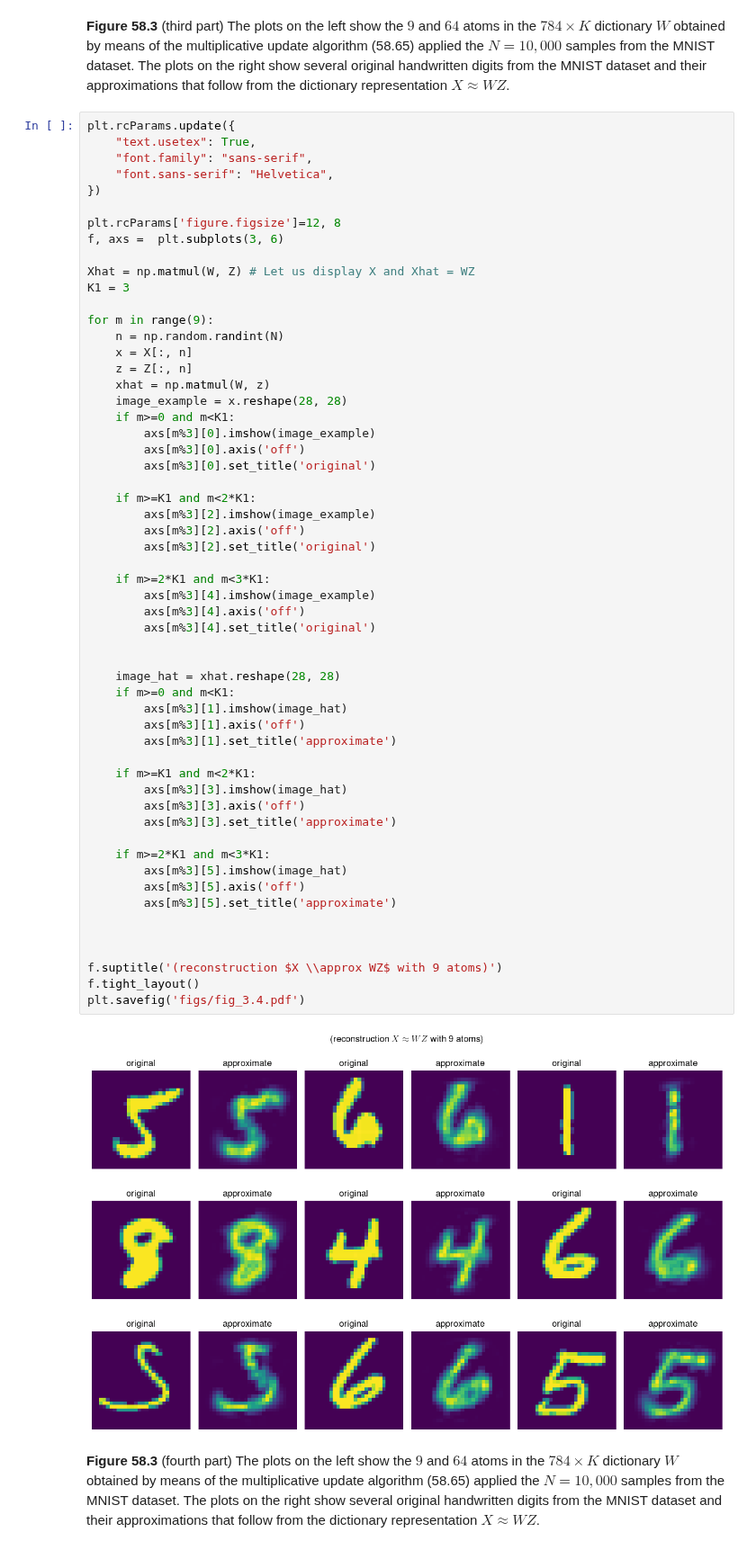
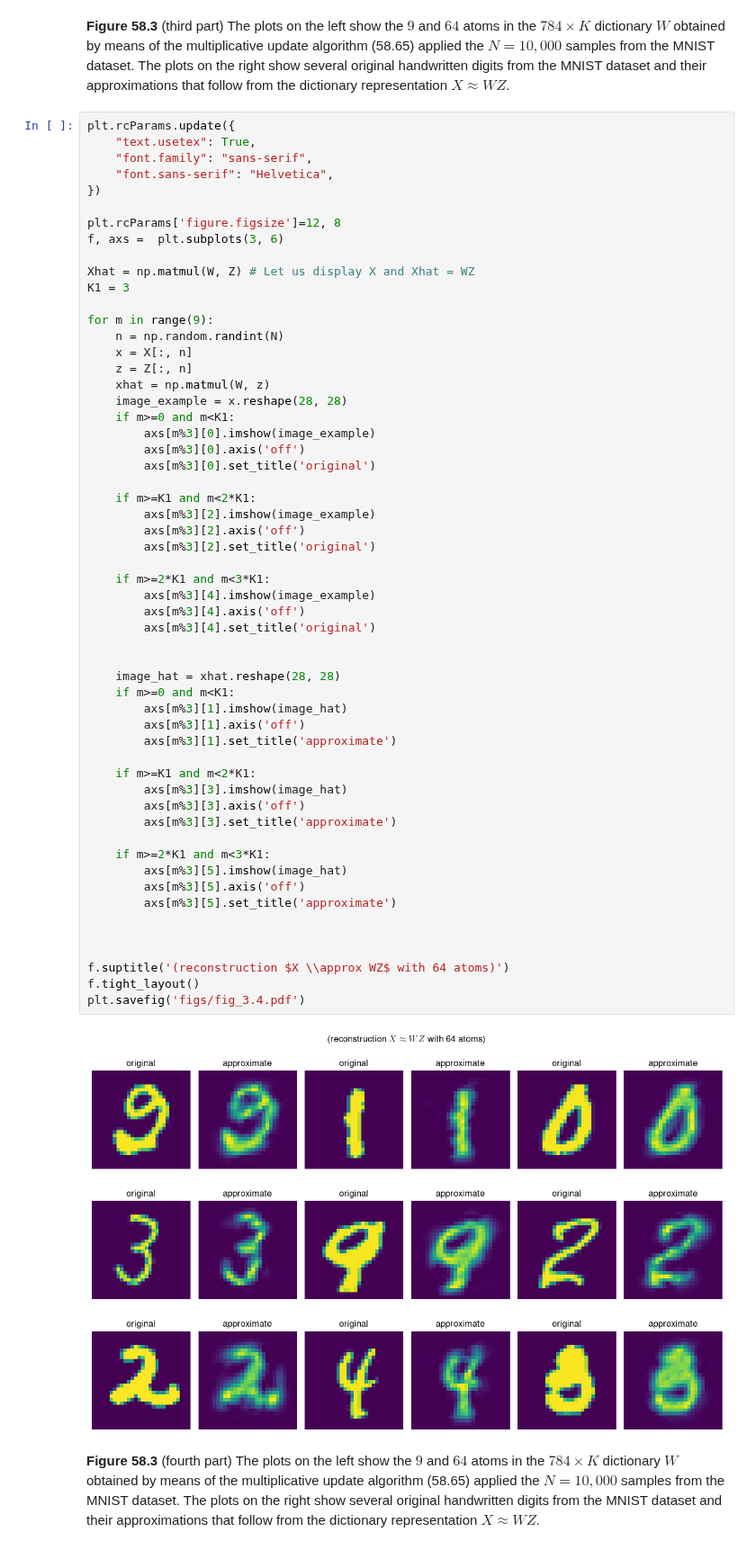
Before and after one commit to asl-epfl/inference-learning-data-2022-python, a Jupyter notebook: chapter-58/chapter-58.ipynb, the cells around one changed output. Shown at 90% size. Saved outputs shown, nothing was run; the diff lists cells and outputs as text.

```diff
--- a/chapter-58/chapter-58.ipynb
+++ b/chapter-58/chapter-58.ipynb
@@ -265,34 +265,34 @@ for m in range(9):
         axs[m%3][2].axis('off')
         axs[m%3][2].set_title('original')
 
     if m>=2*K1 and m<3*K1:
         axs[m%3][4].imshow(image_example)
         axs[m%3][4].axis('off')
         axs[m%3][4].set_title('original')
 
 
     image_hat = xhat.reshape(28, 28)
     if m>=0 and m<K1:
         axs[m%3][1].imshow(image_hat)
         axs[m%3][1].axis('off')
         axs[m%3][1].set_title('approximate')
 
     if m>=K1 and m<2*K1:
         axs[m%3][3].imshow(image_hat)
         axs[m%3][3].axis('off')
         axs[m%3][3].set_title('approximate')
 
     if m>=2*K1 and m<3*K1:
         axs[m%3][5].imshow(image_hat)
         axs[m%3][5].axis('off')
         axs[m%3][5].set_title('approximate')
 
 
 
-f.suptitle('(reconstruction $X \\approx WZ$ with 9 atoms)')
+f.suptitle('(reconstruction $X \\approx WZ$ with 64 atoms)')
 f.tight_layout()
 plt.savefig('figs/fig_3.4.pdf')
 # %% [output]
-[figure, old version]
+[figure, new version]
 # %% [markdown]
 **Figure 58.3** (fourth part) The plots on the left show the $9$ and $64$ atoms in the  $784\times K$  dictionary $W$ obtained by  means of the multiplicative update algorithm (58.65) applied the $N=10,000$ samples from the MNIST dataset. The plots on the right show several original handwritten digits from the MNIST dataset and their approximations that follow from the dictionary representation $X\approx WZ$.
```
Also changed, not shown: 1 other file.
